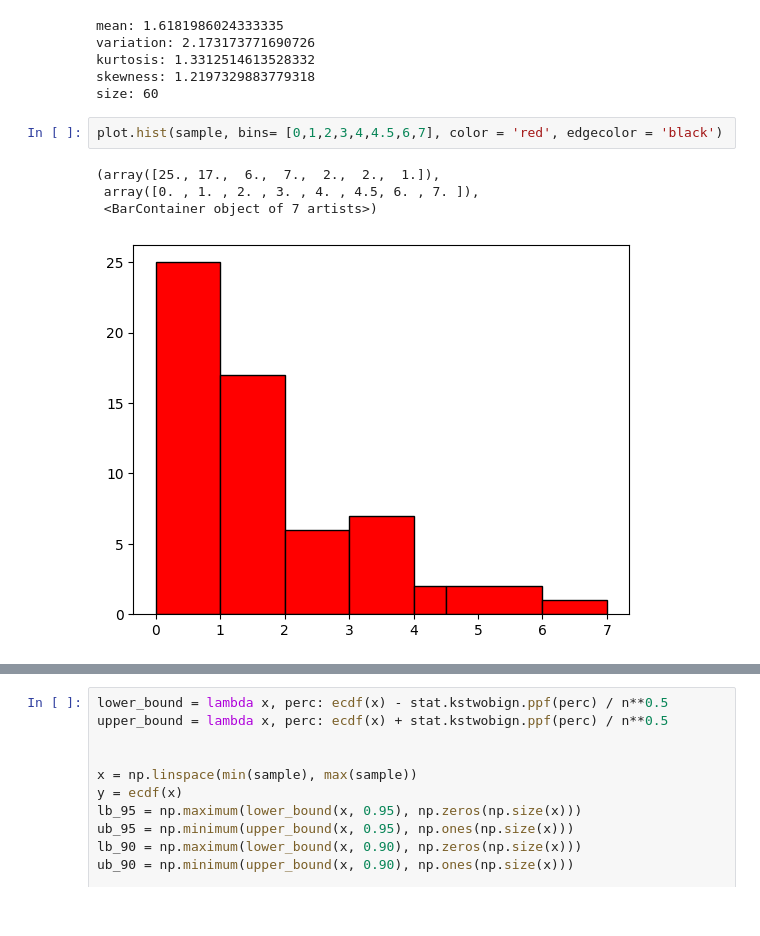
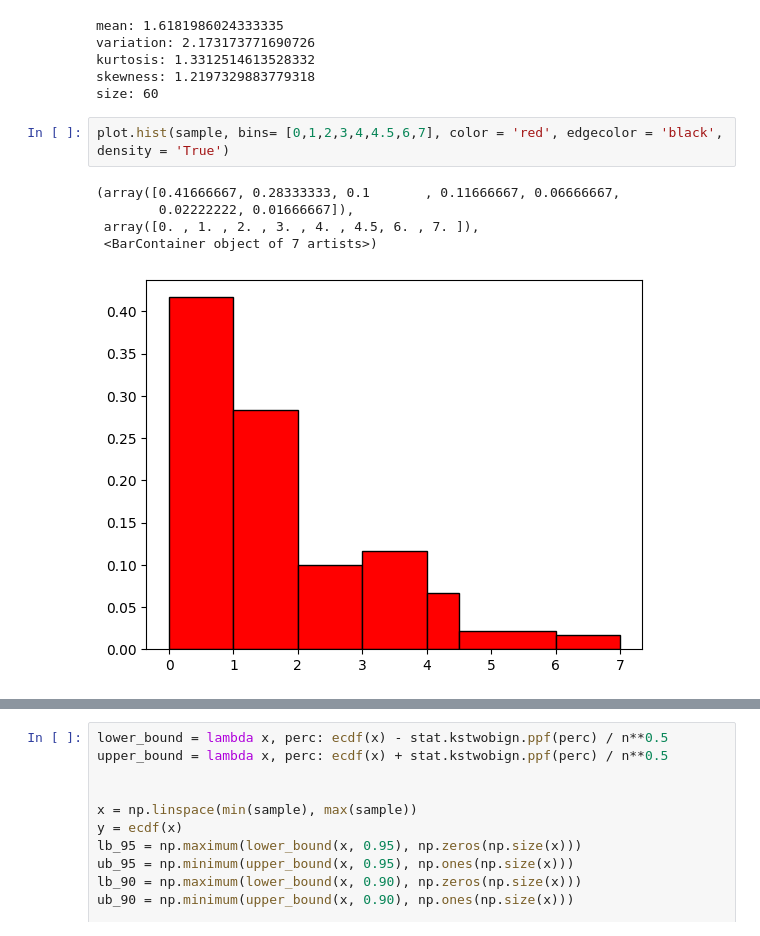
Before and after one commit to AlDente-Noo/Math_Stat_8th_Sem, a Jupyter notebook: Untitled.ipynb, the cells around one changed output, grey strips where cells are left out. Drawn from its saved outputs; the diff is of its cells as text.

```diff
--- a/Untitled.ipynb
+++ b/Untitled.ipynb
@@ -41,12 +41,13 @@ kurtosis: 1.3312514613528332
 skewness: 1.2197329883779318
 size: 60
 # %%
-plot.hist(sample, bins= [0,1,2,3,4,4.5,6,7], color = 'red', edgecolor = 'black')
+plot.hist(sample, bins= [0,1,2,3,4,4.5,6,7], color = 'red', edgecolor = 'black', density = 'True')
 # %% [output]
-(array([25., 17.,  6.,  7.,  2.,  2.,  1.]),
+(array([0.41666667, 0.28333333, 0.1       , 0.11666667, 0.06666667,
+        0.02222222, 0.01666667]),
  array([0. , 1. , 2. , 3. , 4. , 4.5, 6. , 7. ]),
  <BarContainer object of 7 artists>)
-[figure, old version]
+[figure, new version]
 # %%
 ecdf = sm.distributions.ECDF(sample)
 x = np.linspace(min(sample), max(sample))
```
Also changed, not shown: parts of 1 cell of this notebook.
